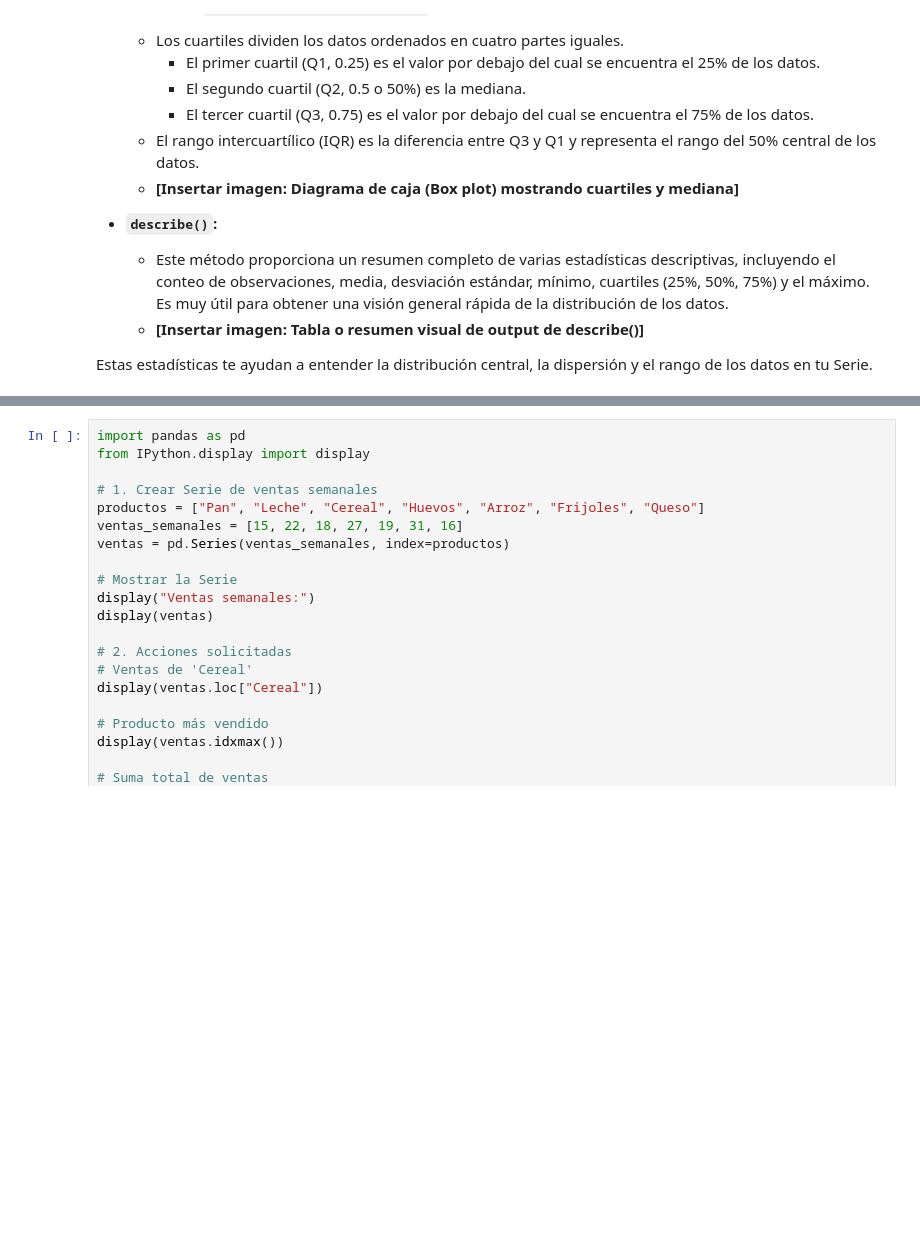
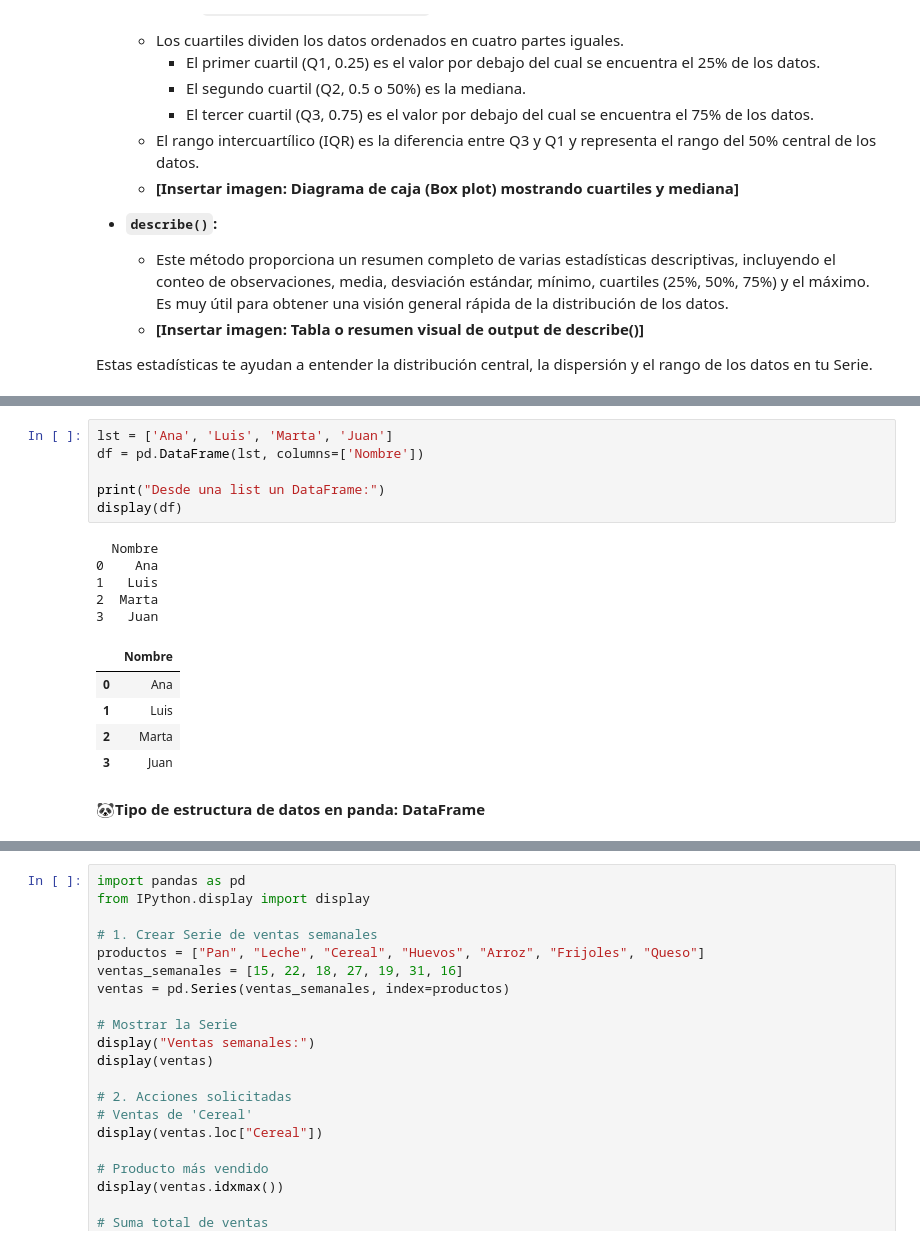
Before and after one commit to edilyrosa/Ccs-Datos-Py-Viernes, a Jupyter notebook: Untitled2.ipynb, the cells around one changed output, grey strips where cells are left out. Saved outputs shown, nothing was run; the diff lists cells and outputs as text; blank space fills up the shorter version.

```diff
--- a/Untitled2.ipynb
+++ b/Untitled2.ipynb
@@ -253,0 +437,19 @@ dtype: float64
+# %%
+lst = ['Ana', 'Luis', 'Marta', 'Juan']
+df = pd.DataFrame(lst, columns=['Nombre'])
+
+print("Desde una list un DataFrame:")
+display(df)
+# %% [output]
+  Nombre
+0    Ana
+1   Luis
+2  Marta
+3   Juan
+|  | Nombre |
+| 0 | Ana |
+| 1 | Luis |
+| 2 | Marta |
+| 3 | Juan |
+# %% [markdown]
+**🐼Tipo de estructura de datos en panda: DataFrame**
```
Also changed, not shown: parts of 12 cells of this notebook.
